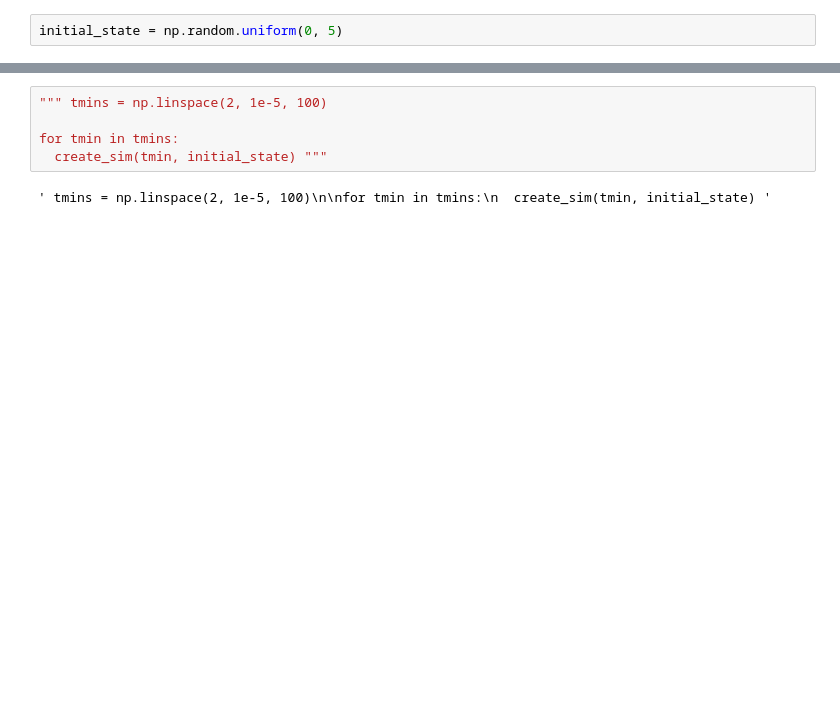
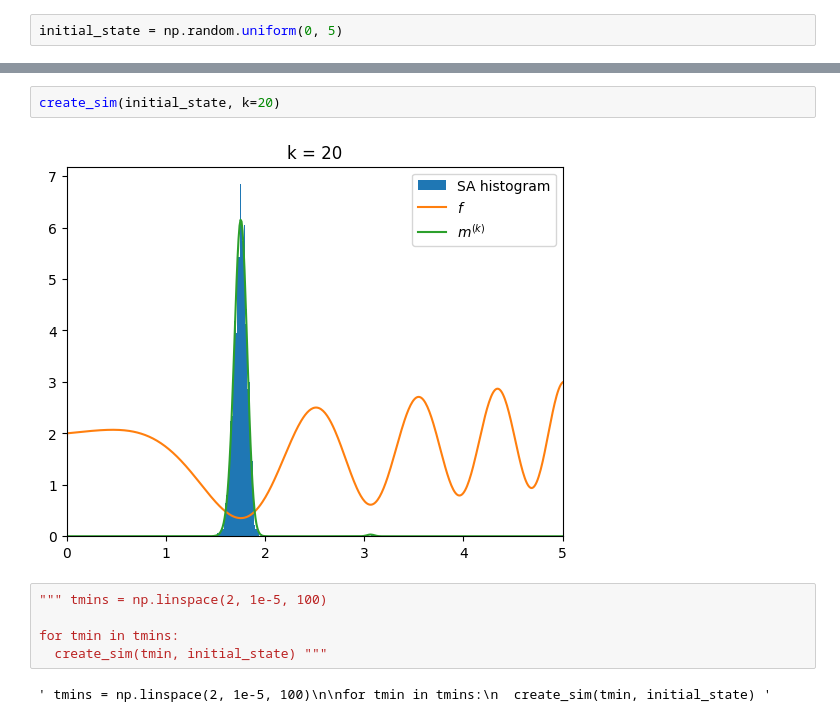
Before and after one commit to gaetanserre/Stochastic-Global-Optimization, a Jupyter notebook: NMD_simulated_annealing.ipynb, the cells around one changed output, grey strips where cells are left out. Drawn from its saved outputs; the diff is of its cells as text; blank space fills up the shorter version.

```diff
--- a/NMD_simulated_annealing.ipynb
+++ b/NMD_simulated_annealing.ipynb
@@ -65,3 +61,7 @@ create_sim(0.1, initial_state, k=9, save_fig="figures/simulated_annealing_01_NMD
+# %%
+create_sim(initial_state, k=20)
+# %% [output]
+[figure, added]
 # %%
 """ tmins = np.linspace(2, 1e-5, 100)
 
```
Also changed, not shown: parts of 3 cells of this notebook, 4 other files.
